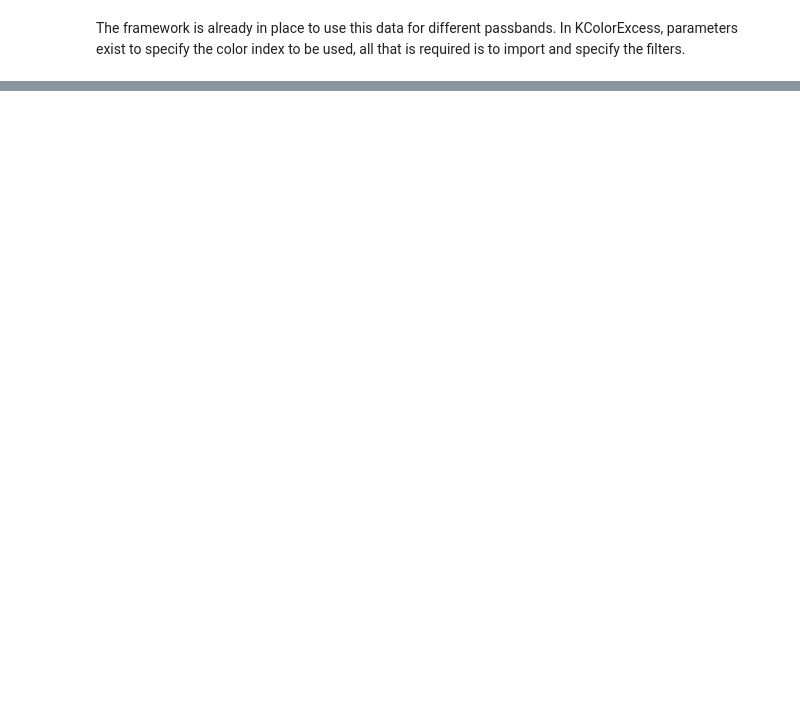
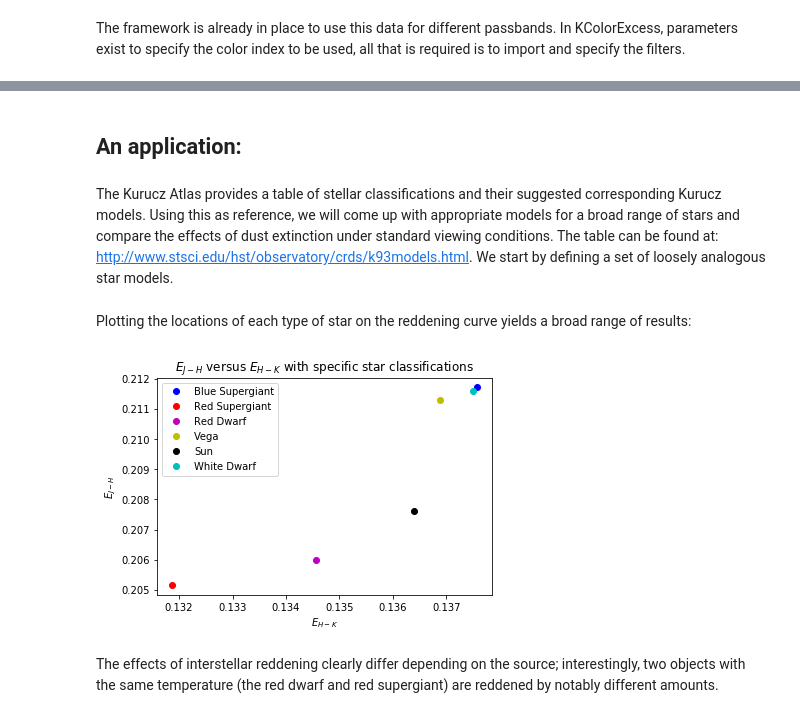
Before and after one commit to aidantmcb/dust_extinction_temperature, a Jupyter notebook: DustExtinctionNotebook.ipynb, the cells around one changed output, grey strips where cells are left out. Cells and saved outputs as stored; diff of their text form; code cells hidden in the pictures; blank space fills up the shorter version.

```diff
--- a/DustExtinctionNotebook.ipynb
+++ b/DustExtinctionNotebook.ipynb
@@ -602,0 +661,5 @@ The framework is already in place to use this data for different passbands. In K
+# %% [markdown]
+## An application:
+# %% [markdown]
+The Kurucz Atlas provides a table of stellar classifications and their suggested corresponding Kurucz models. Using this as reference, we will come up with appropriate models for a broad range of stars and compare the effects of dust extinction under standard viewing conditions. The table can be found at: http://www.stsci.edu/hst/observatory/crds/k93models.html.
+We start by defining a set of loosely analogous star models.
@@ -602,0 +697,39 @@ The framework is already in place to use this data for different passbands. In K
+# %%
+#Now apply extinguishing and observe the "stars" with near-infrared filtering.
+BSG_Ehk = KColorExcess(BSG, h_band, k_band, BSG_grav)
+BSG_Ejh = KColorExcess(BSG, j_band, h_band, BSG_grav)
+
+RSG_Ehk = KColorExcess(RSG, h_band, k_band, RSG_grav)
+RSG_Ejh = KColorExcess(RSG, j_band, h_band, RSG_grav)
+
+RD_Ehk = KColorExcess(RD, h_band, k_band, RD_grav)
+RD_Ejh = KColorExcess(RD, j_band, h_band, RD_grav)
+
+MSVega_Ehk = KColorExcess(MSVega, h_band, k_band, MSVega_grav)
+MSVega_Ejh = KColorExcess(MSVega, j_band, h_band, MSVega_grav)
+
+MSSun_Ehk = KColorExcess(MSSun, h_band, k_band, MSSun_grav)
+MSSun_Ejh = KColorExcess(MSSun, j_band, h_band, MSSun_grav)
+
+WD_Ehk = KColorExcess(WD, h_band, k_band, WD_grav)
+WD_Ejh = KColorExcess(WD, j_band, h_band, WD_grav)
+# %% [markdown]
+Plotting the locations of each type of star on the reddening curve yields a broad range of results:
+# %%
+a = plt.plot(BSG_Ehk,BSG_Ejh, 'bo',label = "Blue Supergiant")
+b = plt.plot(RSG_Ehk,RSG_Ejh, 'ro', label = "Red Supergiant")
+c = plt.plot(RD_Ehk,RD_Ejh, 'mo', label = "Red Dwarf")
+d = plt.plot(MSVega_Ehk,MSVega_Ejh, 'yo', label = "Vega")
+e = plt.plot(MSSun_Ehk,MSSun_Ejh, 'ko', label = "Sun")
+f = plt.plot(WD_Ehk, WD_Ejh, 'co', label = "White Dwarf")
+plt.title("$E_{J-H}$ versus $E_{H-K}$ with specific star classifications")
+plt.xlabel("$E_{H-K}$")
+plt.ylabel("$E_{J-H}$")
+plt.legend()
+plt.show()
+
+#I could make this a drop-down list and use visual light filter pairings as well
+# %% [output]
+[figure, added]
+# %% [markdown]
+The effects of interstellar reddening clearly differ depending on the source; interestingly, two objects with the same temperature (the red dwarf and red supergiant) are reddened by notably different amounts.
```
Also changed, not shown: parts of 18 cells of this notebook.
